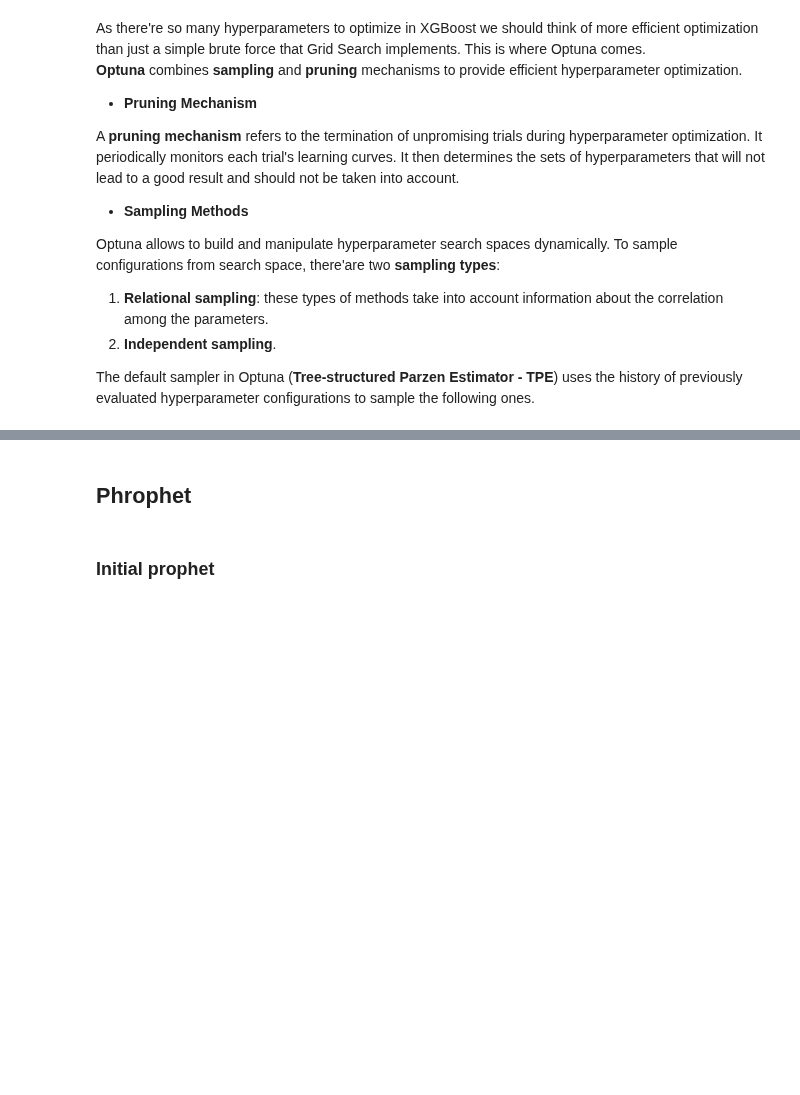
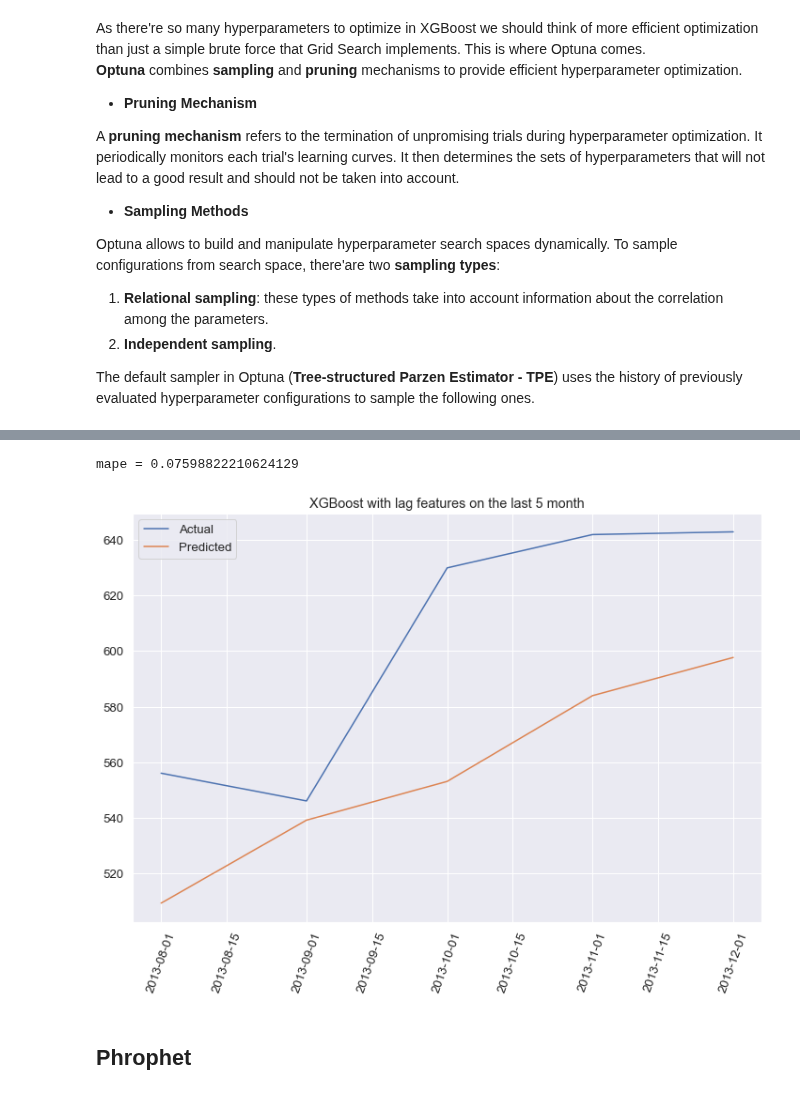
Before and after one commit to Dosann/Time-series-forecast, a Jupyter notebook: shipment_forecast.ipynb, the cells around one changed output, grey strips where cells are left out. Cells and saved outputs as stored; diff of their text form; code cells hidden in the pictures; blank space fills up the shorter version.

```diff
--- a/shipment_forecast.ipynb
+++ b/shipment_forecast.ipynb
@@ -693,0 +645,5 @@ mape = 0.09219661303654426
+# %%
+sales_lags = make_lags(detrended_df_sal.Sales, [2, 3, 4])
+shipments_lags = make_lags(detrended_df_shipm.Shipments, [1, 2, 3, 4, 5])
+X_df, y = get_X_y_from_lagged_df([sales_lags, shipments_lags], detrended_df_shipm.Shipments)
+X = X_df.values
@@ -694,2 +701,12 @@ mape = 0.09219661303654426
+# %%
+xgb_reg = xgb.XGBRegressor(**trial.params)
+std_err, mape_err, predicted_values = evaluate(xgb_reg, X, y)
+
+new_pred = predicted_values + res_sh.trend[-5:].values
+print(f'mape = {mape(y_true, new_pred)}')
+plot_results(x, y_true, new_pred, title='XGBoost with lag features on the last 5 month')
+# %% [output]
+mape = 0.07598822210624129
+[figure, added]
 # %% [markdown]
 ## Phrophet
@@ -703,2 +712,0 @@ data_prophet = data_prophet.loc[:, ['ds', 'y']]
-# %% [markdown]
-### Initial prophet
```
Also changed, not shown: parts of 42 cells of this notebook.
